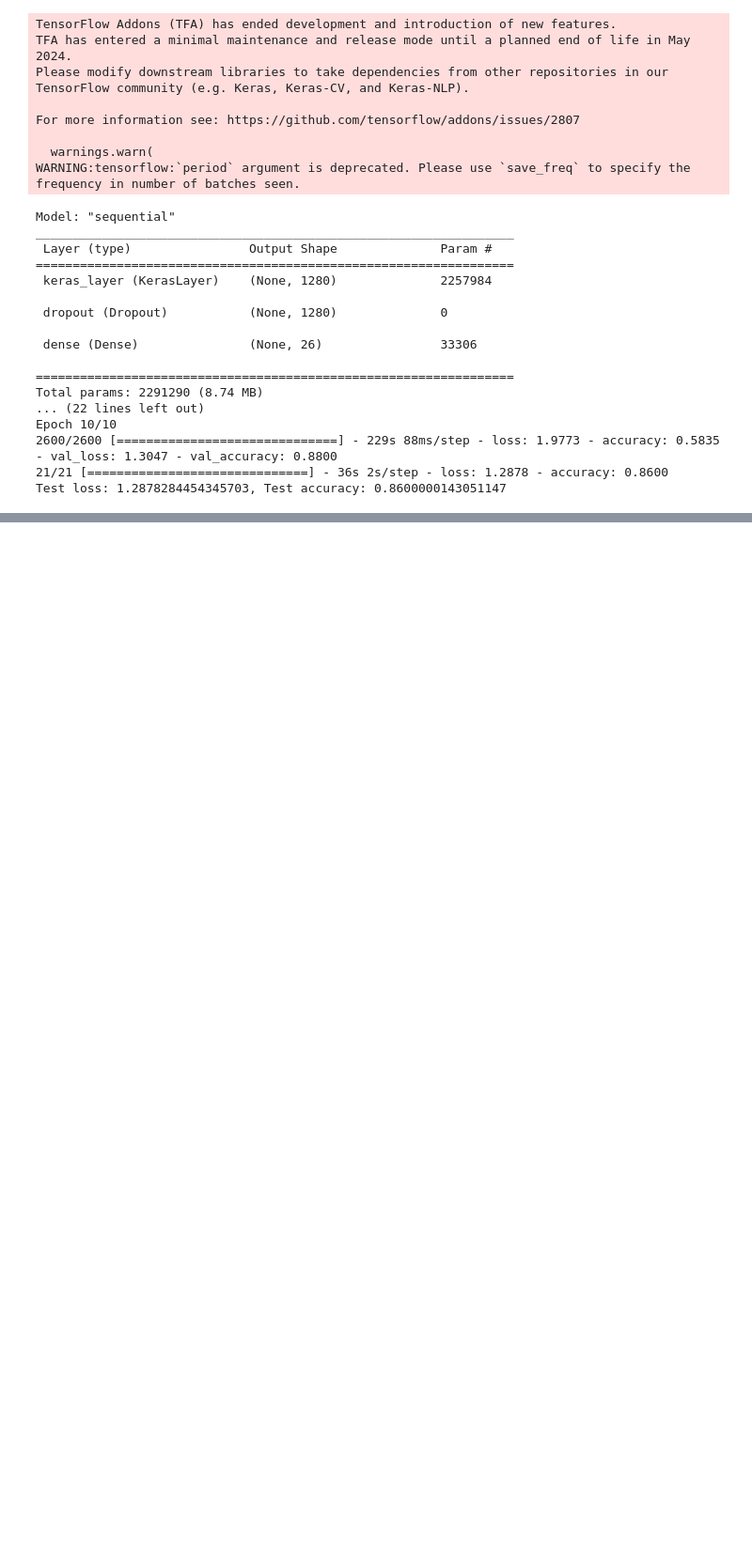
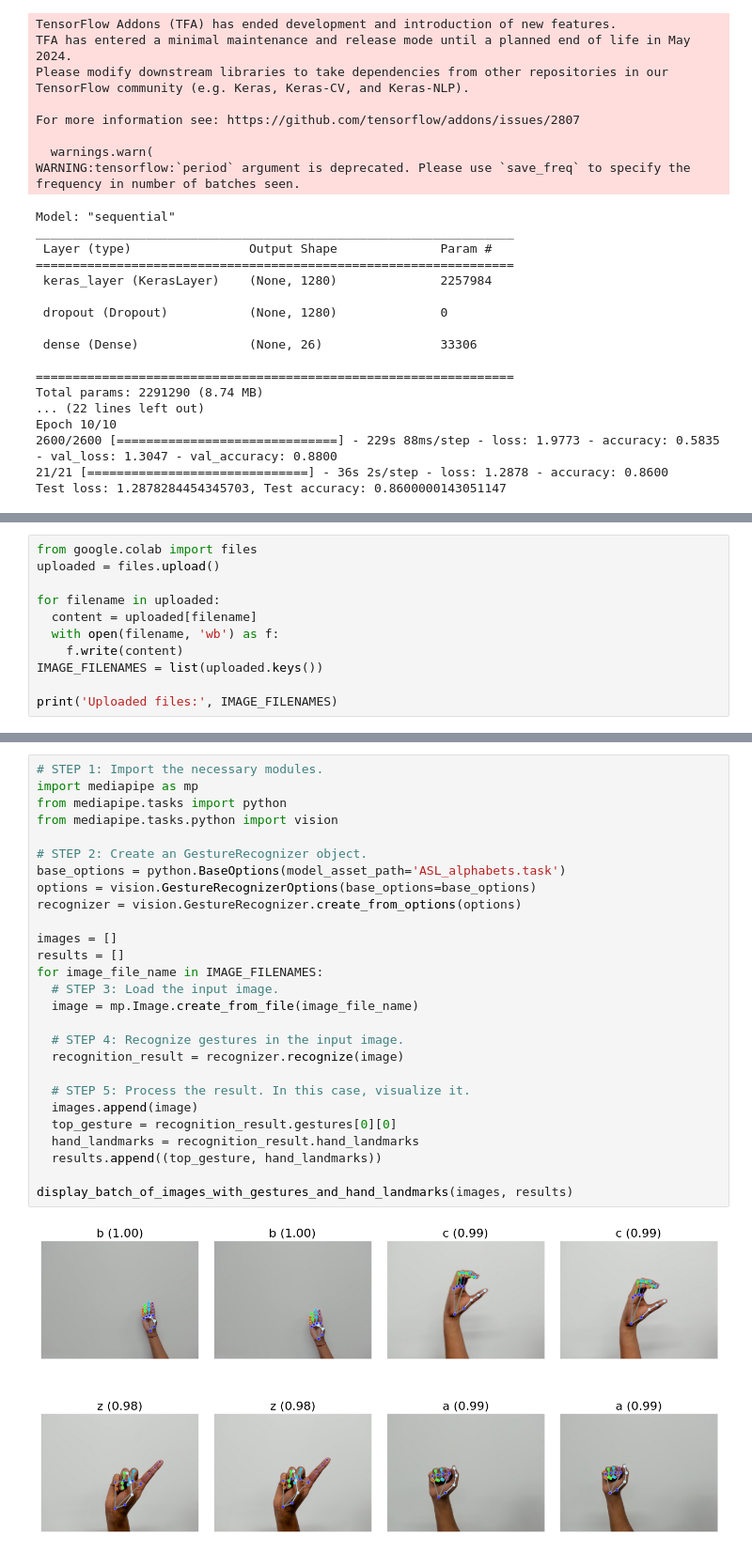
Before and after one commit to MOHDDANISHKHAN06/MediaPipe, a Jupyter notebook: asl.ipynb, the cells around one changed output, grey strips where cells are left out. Shown at 94% size. Drawn from its saved outputs; the diff is of its cells as text; blank space fills up the shorter version.

```diff
--- a/asl.ipynb
+++ b/asl.ipynb
@@ -97,0 +121,11 @@ Test loss: 1.2878284454345703, Test accuracy: 0.8600000143051147
+# %%
+from google.colab import files
+uploaded = files.upload()
+
+for filename in uploaded:
+  content = uploaded[filename]
+  with open(filename, 'wb') as f:
+    f.write(content)
+IMAGE_FILENAMES = list(uploaded.keys())
+
+print('Uploaded files:', IMAGE_FILENAMES)
@@ -97,0 +259,29 @@ Test loss: 1.2878284454345703, Test accuracy: 0.8600000143051147
+# %%
+# STEP 1: Import the necessary modules.
+import mediapipe as mp
+from mediapipe.tasks import python
+from mediapipe.tasks.python import vision
+
+# STEP 2: Create an GestureRecognizer object.
+base_options = python.BaseOptions(model_asset_path='ASL_alphabets.task')
+options = vision.GestureRecognizerOptions(base_options=base_options)
+recognizer = vision.GestureRecognizer.create_from_options(options)
+
+images = []
+results = []
+for image_file_name in IMAGE_FILENAMES:
+  # STEP 3: Load the input image.
+  image = mp.Image.create_from_file(image_file_name)
+
+  # STEP 4: Recognize gestures in the input image.
+  recognition_result = recognizer.recognize(image)
+
+  # STEP 5: Process the result. In this case, visualize it.
+  images.append(image)
+  top_gesture = recognition_result.gestures[0][0]
+  hand_landmarks = recognition_result.hand_landmarks
+  results.append((top_gesture, hand_landmarks))
+
+display_batch_of_images_with_gestures_and_hand_landmarks(images, results)
+# %% [output]
+[figure, added]
```
Also changed, not shown: parts of 4 cells of this notebook.
